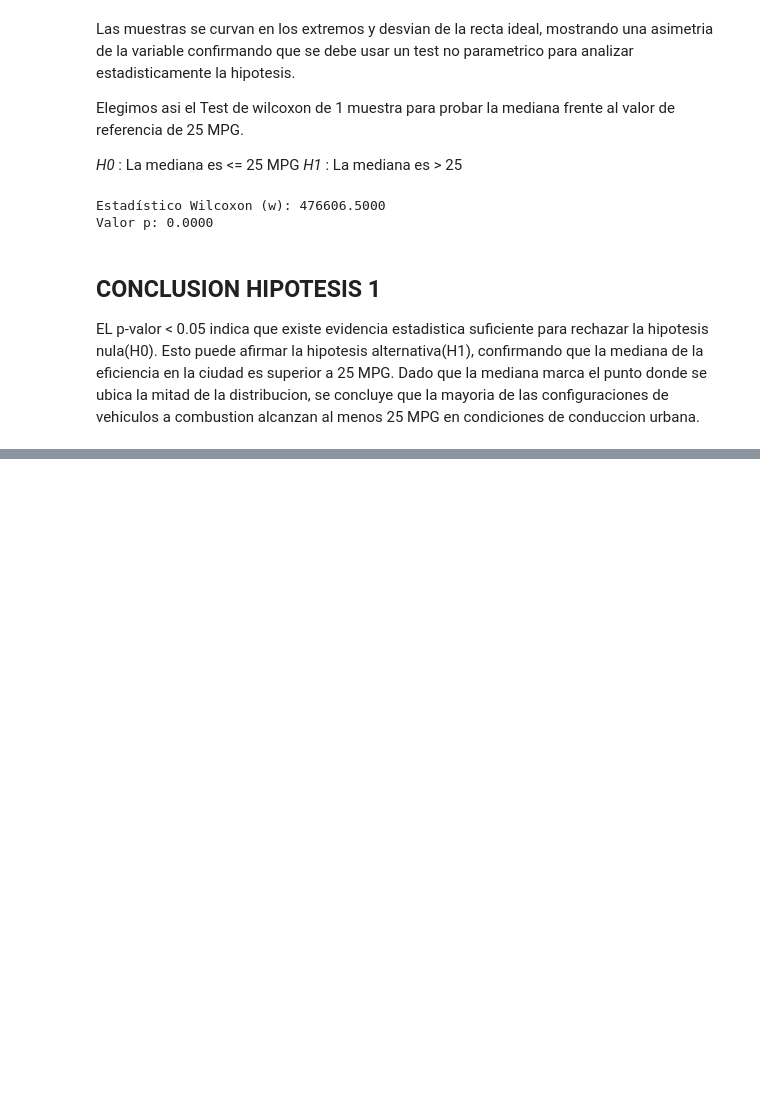
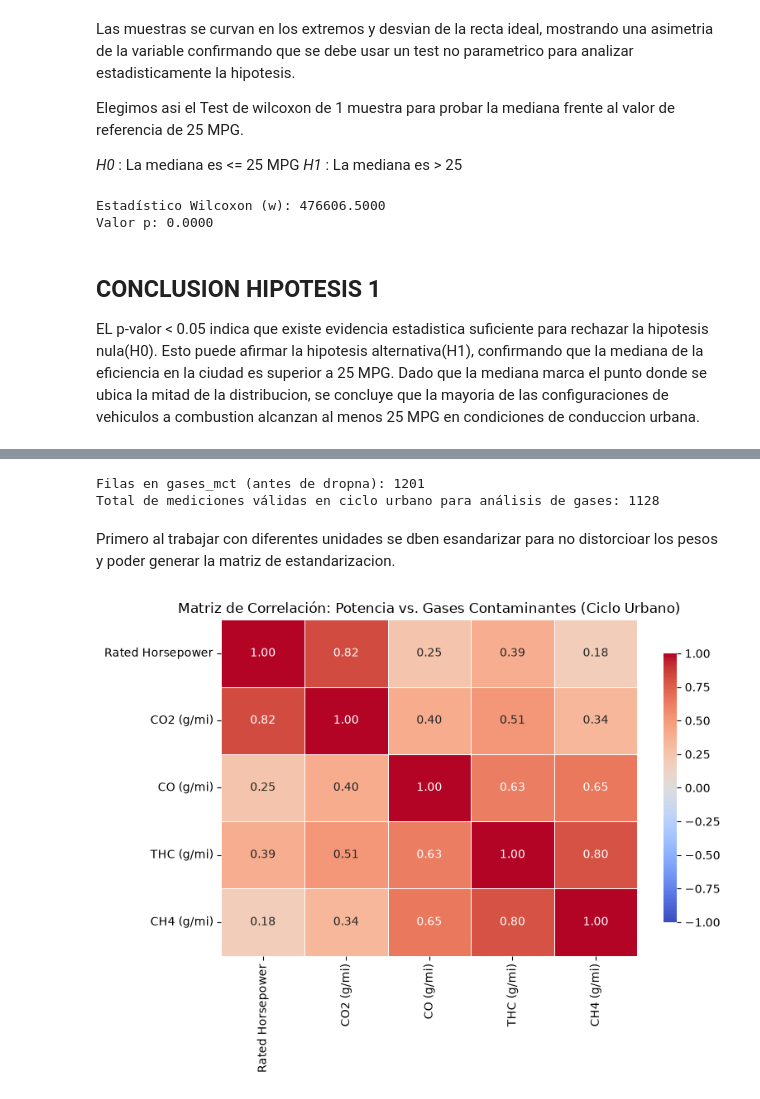
Before and after one commit to mdelrosariocoronado/tpe_fundamentos_2026, a Jupyter notebook: entrega.ipynb, the cells around one changed output, grey strips where cells are left out. Cells and saved outputs as stored; diff of their text form; code cells hidden in the pictures; blank space fills up the shorter version.

```diff
--- a/entrega.ipynb
+++ b/entrega.ipynb
@@ -522,0 +548,39 @@ EL p-valor < 0.05 indica que existe evidencia estadistica suficiente para rechaz
+# %%
+base_combustion = mpg_urbano_sin_outliers.copy()
+gases_urbanos = base_combustion[
+    (base_combustion['Test Fuel Type Description'].str.contains("Gasoline|Diesel", case=False, na=False))].copy()
+
+
+cols_gases_motor = ['Rated Horsepower','CO2 (g/mi)','CO (g/mi)', 'THC (g/mi)', 'CH4 (g/mi)']
+
+
+print("Filas en gases_mct (antes de dropna):", len(gases_urbanos))
+gases_urbanos_limpio = gases_urbanos.dropna(subset=cols_gases_motor)
+
+
+
+print(f"Total de mediciones válidas en ciclo urbano para análisis de gases: {len(gases_urbanos_limpio)}")
+# %% [output]
+Filas en gases_mct (antes de dropna): 1201
+Total de mediciones válidas en ciclo urbano para análisis de gases: 1128
+# %% [markdown]
+Primero al trabajar con diferentes unidades se dben esandarizar para no distorcioar los pesos y poder generar la matriz de estandarizacion.
+# %%
+plt.figure(figsize=(8, 6))
+
+sns.heatmap(
+    gases_urbanos_limpio[cols_gases_motor].corr(),
+    annot=True,
+    cmap='coolwarm',
+    fmt=".2f",
+    linewidths=0.5,
+    cbar_kws={"shrink": 0.8},
+    vmin=-1,
+    vmax=1
+)
+
+plt.title("Matriz de Correlación: Potencia vs. Gases Contaminantes (Ciclo Urbano)")
+plt.tight_layout()
+plt.show()
+# %% [output]
+[figure, added]
```
Also changed, not shown: parts of 21 cells of this notebook, 1 other file.
